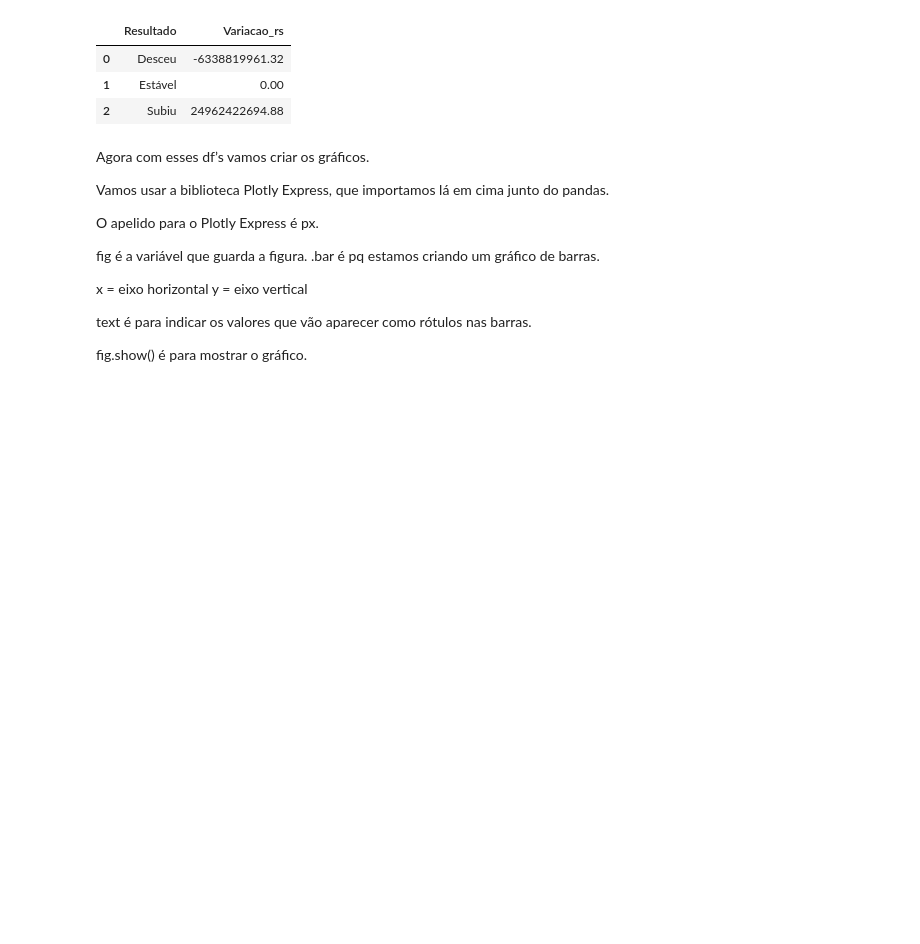
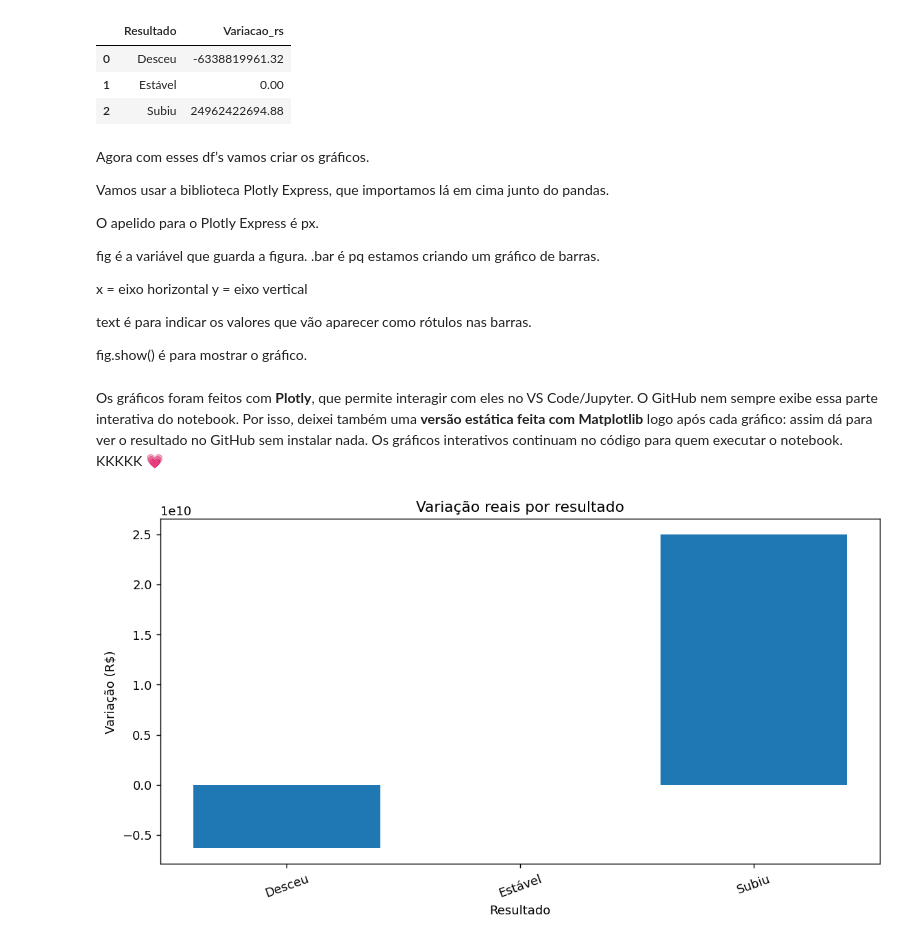
Before and after one commit to BrunaCFerreira/imersao-python-analise-de-dados-alura, a Jupyter notebook: 01_analise_com_pandas.ipynb, the cells around one changed output. Saved outputs shown, nothing was run; the diff lists cells and outputs as text; code cells hidden in the pictures; blank space fills up the shorter version.

```diff
--- a/01_analise_com_pandas.ipynb
+++ b/01_analise_com_pandas.ipynb
@@ -447,0 +442,19 @@ fig.show()
+# %% [markdown]
+
+Os gráficos foram feitos com **Plotly**, que permite interagir com eles no VS Code/Jupyter. O GitHub nem sempre exibe essa parte interativa do notebook. Por isso, deixei também uma **versão estática feita com Matplotlib** logo após cada gráfico: assim dá para ver o resultado no GitHub sem instalar nada. Os gráficos interativos continuam no código para quem executar o notebook. KKKKK 💗
+# %%
+fig = px.bar(df_analise_saldo, x='Resultado', y='Variacao_rs', text='Variacao_rs', title='Variação reais por resultado')
+fig.show()
+
+# Versão estática para aparecer no GitHub (o Plotly interativo continua acima).
+import matplotlib.pyplot as plt
+fig_estatica, ax = plt.subplots(figsize=(9, 5))
+ax.bar(df_analise_saldo['Resultado'].astype(str), df_analise_saldo['Variacao_rs'])
+ax.set_title('Variação reais por resultado')
+ax.set_xlabel('Resultado')
+ax.set_ylabel('Variação (R$)')
+ax.tick_params(axis='x', labelrotation=20)
+fig_estatica.tight_layout()
+plt.show()
+# %% [output]
+[figure, added]
```
Also changed, not shown: parts of 4 cells of this notebook, 1 other file.
